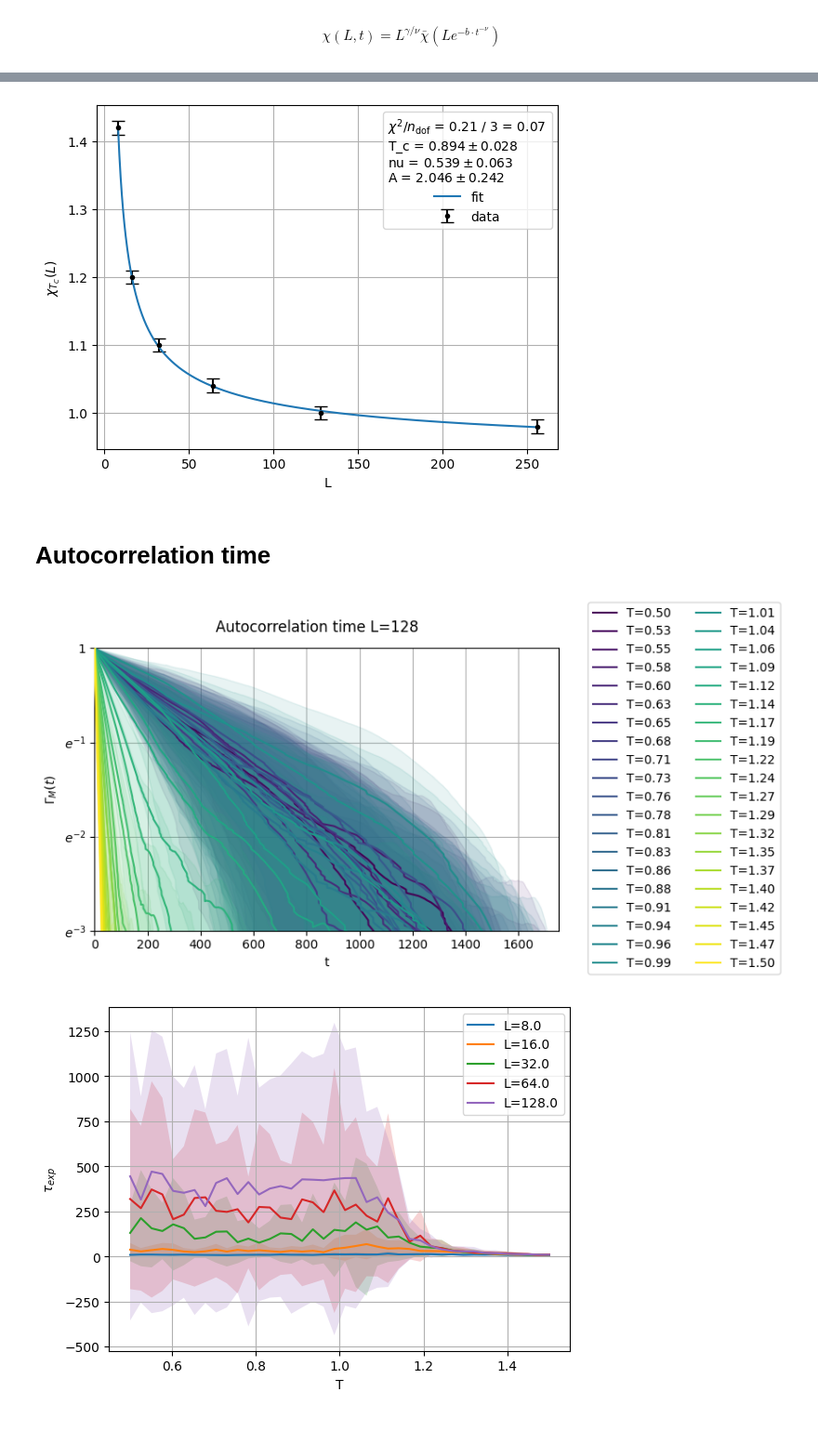
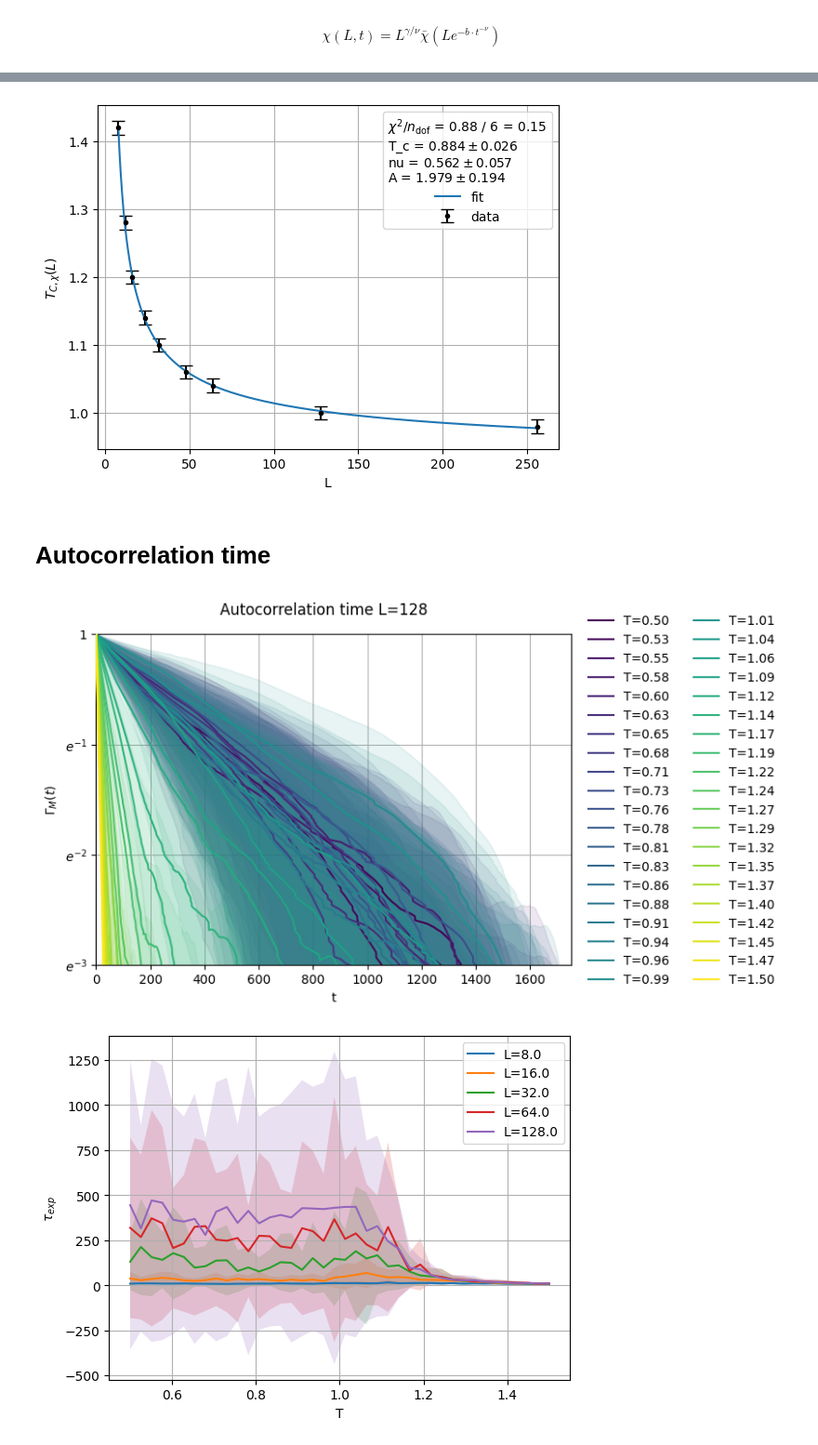
Before and after one commit to Naru-kami/xy-model, a Jupyter notebook: src/plots.ipynb, the cells around one changed output, grey strips where cells are left out. Shown at 93% size. Cells and saved outputs as stored; diff of their text form; code cells hidden in the pictures.

```diff
--- a/src/plots.ipynb
+++ b/src/plots.ipynb
@@ -224,45 +224,46 @@ plt.show()
 # %%
-# Added some additional data for more grid sizes later.
+# Some additional data for more grid sizes has been added later.
 # Added grid sizes: {12, 24, 48}
+# Generated using main.cpp, but with changed grid sizes.
 # Purpose was a better line fit / improve normalized chi-squared
 
-# with h5py.File("data/add_gridpoints.hdf5") as F:
-#     BiggergridSizes = np.concatenate((gridSizes, np.array(F["/gridSizes"])))
+with h5py.File("data/add_gridpoints.hdf5") as F:
+    BiggergridSizes = np.concatenate((gridSizes, np.array(F["/gridSizes"])))
 
-#     # Observables includes information for every grid size.
-#     BiggerMetropolis = SimpleNamespace(
-#         E=np.concatenate((Metropolis.E, np.array(F["/Metropolis/E"]).transpose((0,2,1)))),
-#         M=np.concatenate((Metropolis.M, np.array(F["/Metropolis/M"]).transpose((0,2,1)))),
-#         C=np.concatenate((Metropolis.C, np.array(F["/Metropolis/C"]).transpose((0,2,1)))),
-#         X=np.concatenate((Metropolis.X, np.array(F["/Metropolis/X"]).transpose((0,2,1)))),
-#     )
+    # Observables includes information for every grid size.
+    BiggerMetropolis = SimpleNamespace(
+        E=np.concatenate((Metropolis.E, np.array(F["/Metropolis/E"]).transpose((0,2,1)))),
+        M=np.concatenate((Metropolis.M, np.array(F["/Metropolis/M"]).transpose((0,2,1)))),
+        C=np.concatenate((Metropolis.C, np.array(F["/Metropolis/C"]).transpose((0,2,1)))),
+        X=np.concatenate((Metropolis.X, np.array(F["/Metropolis/X"]).transpose((0,2,1)))),
+    )
 
-#     BiggerWolff = SimpleNamespace(
-#         E=np.concatenate((Wolff.E, np.array(F["/Wolff/E"]).transpose((0,2,1)))),
-#         M=np.concatenate((Wolff.M, np.array(F["/Wolff/M"]).transpose((0,2,1)))),
-#         C=np.concatenate((Wolff.C, np.array(F["/Wolff/C"]).transpose((0,2,1)))),
-#         X=np.concatenate((Wolff.X, np.array(F["/Wolff/X"]).transpose((0,2,1)))),
-#     )
+    BiggerWolff = SimpleNamespace(
+        E=np.concatenate((Wolff.E, np.array(F["/Wolff/E"]).transpose((0,2,1)))),
+        M=np.concatenate((Wolff.M, np.array(F["/Wolff/M"]).transpose((0,2,1)))),
+        C=np.concatenate((Wolff.C, np.array(F["/Wolff/C"]).transpose((0,2,1)))),
+        X=np.concatenate((Wolff.X, np.array(F["/Wolff/X"]).transpose((0,2,1)))),
+    )
 # %%
 import iminuit
 from iminuit.cost import LeastSquares
 
-# Determine the peaks in the susceptibility
-peaks = [T[np.argmax(Wolff.X[i].mean(axis=0))] for i in range(len(gridSizes))]
-peaks_error = np.full_like(peaks, 0.01) # temperature resolution
+# Determine the temperatures where susceptibility peaks
+peaks = [T[np.argmax(BiggerWolff.X[i].mean(axis=0))] for i in range(len(BiggergridSizes))]
+peaks_error = np.full_like(peaks, 0.01) # temperature resolution, related to how we defined our temperature grid
 
 # https://arxiv.org/pdf/2109.10960
 def line(L, T_c, nu, A):
-    return T_c + A/(np.log(L)**(1/nu))
+    return T_c + A * np.log(L)**(-1/nu)
 
-least_squares = LeastSquares(gridSizes, peaks, peaks_error, line)
+least_squares = LeastSquares(BiggergridSizes, peaks, peaks_error, line)
 m = iminuit.Minuit(least_squares, T_c = 1, nu = 1, A = 1)
 m.migrad()
 m.hesse()
 
 
-plt.errorbar(gridSizes, peaks, peaks_error, fmt="ok", capsize=5, markersize=3, label="data")
-l = np.linspace(gridSizes.min(), gridSizes.max(), 1000)
+plt.errorbar(BiggergridSizes, peaks, peaks_error, fmt="ok", capsize=5, markersize=3, label="data")
+l = np.linspace(BiggergridSizes.min(), BiggergridSizes.max(), 1000)
 plt.plot(l, line(l, *m.values), label="fit")
 
 # display legend with some fit info
@@ -274,12 +275,12 @@ for p, v, e in zip(m.parameters, m.values, m.errors):
 
 plt.legend(title="\n".join(fit_info))
 plt.xlabel("L")
-plt.ylabel(r"$\chi_{T_C} (L)$")
+plt.ylabel(r"$T_{C, \chi} (L)$")
 plt.grid()
-plt.savefig("../figs/TC_fit.pdf")
+# plt.savefig("../figs/TC_fit.pdf", bbox_inches='tight')
 plt.show()
 # %% [output]
-[figure, old version]
+[figure, new version]
 # %% [markdown]
 # Autocorrelation time
 # %%
@@ -292,28 +293,28 @@ with h5py.File("data/ac-times.hdf5") as F:
     tau_w = np.array(F["Wolff/C"])
 # %%
 
-fig, ax = plt.subplots(figsize=(6,4))
+fig, ax = plt.subplots(figsize=(6,4.5))
 fig.tight_layout()
 fig.suptitle(f"Autocorrelation time L={gridSizes[-1]:.0f}")
 plt.subplots_adjust(top=0.9)
 
 for i, t in enumerate(tau[-1]):
     plt.plot(t.mean(axis=0), label=f"T={T[i]:.2f}", c=plt.cm.viridis(i/(len(tau[0-1])-1)), zorder=5)
     plt.fill_between(np.arange(t.shape[1]), t.mean(axis=0) - t.std(axis=0), t.mean(axis=0) + t.std(axis=0),
                      color=plt.cm.viridis(i/(len(tau[-1])-1)), alpha=0.1, zorder=4)
 
-ax.legend(bbox_to_anchor=(1.05, -0.175), ncol=2)
+ax.legend(bbox_to_anchor=(1.0125, -0.1), ncol=2, frameon=False)
 ax.set_xlabel("t")
 ax.set_ylabel(r"$\Gamma_M (t)$")
 
 ax.set_xlim([0, 1750])
 ax.set_yscale("log", base=np.e)
 ax.set_ylim([np.exp(-3), 1])
 ax.set_yticks([np.exp(0), np.exp(-1), np.exp(-2), np.exp(-3)])
 ax.set_yticklabels(['1', '$e^{-1}$', '$e^{-2}$', '$e^{-3}$'])
 ax.grid()
-# plt.savefig("../figs/Autocorrelation_Metropolis.pdf")
+# plt.savefig("../figs/Autocorrelation_Metropolis.pdf", bbox_inches='tight')
 plt.show()
 # %% [output]
-[figure, old version]
+[figure, new version]
 # %%
```
Also changed, not shown: parts of 12 cells of this notebook, 19 other files.
